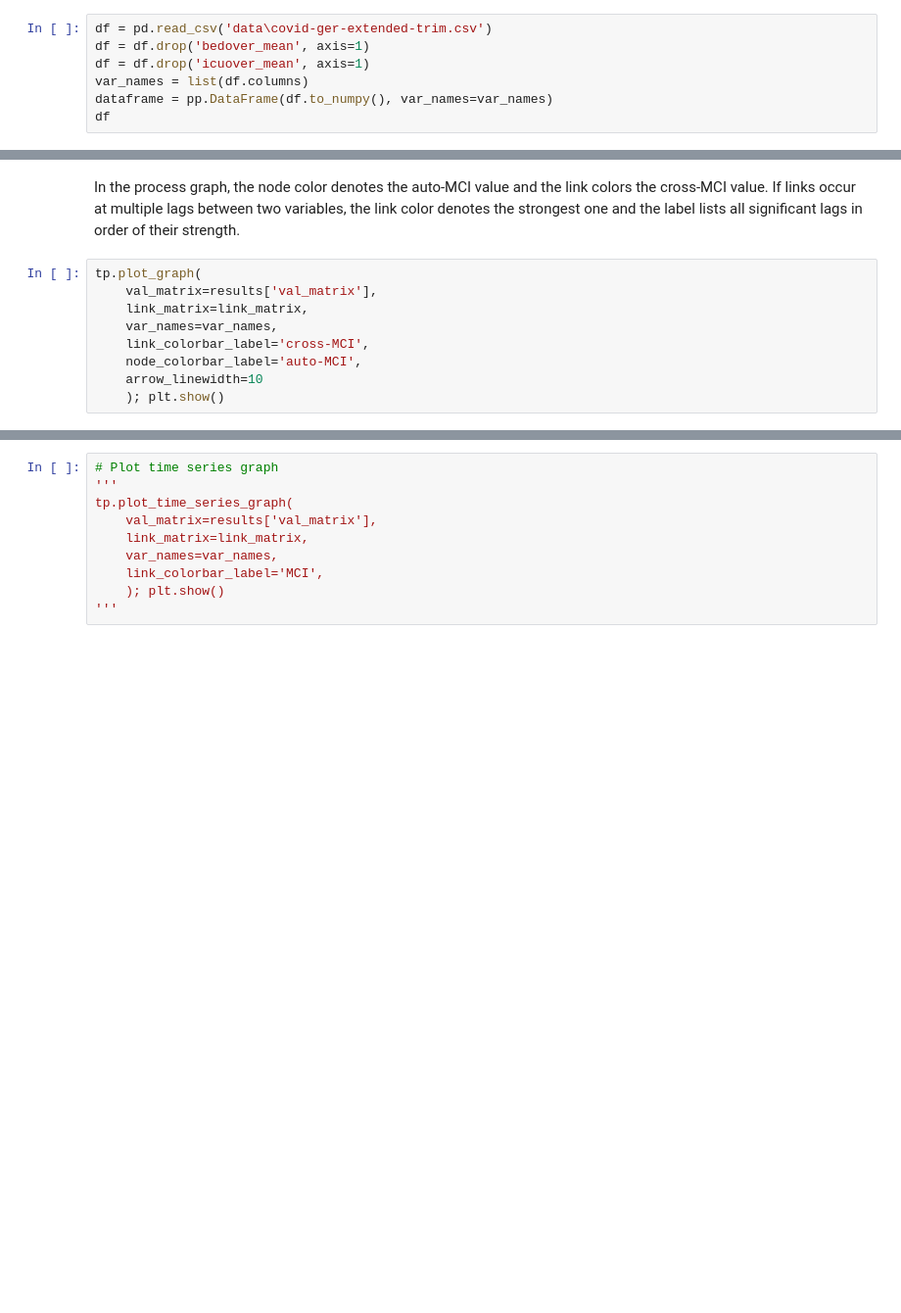
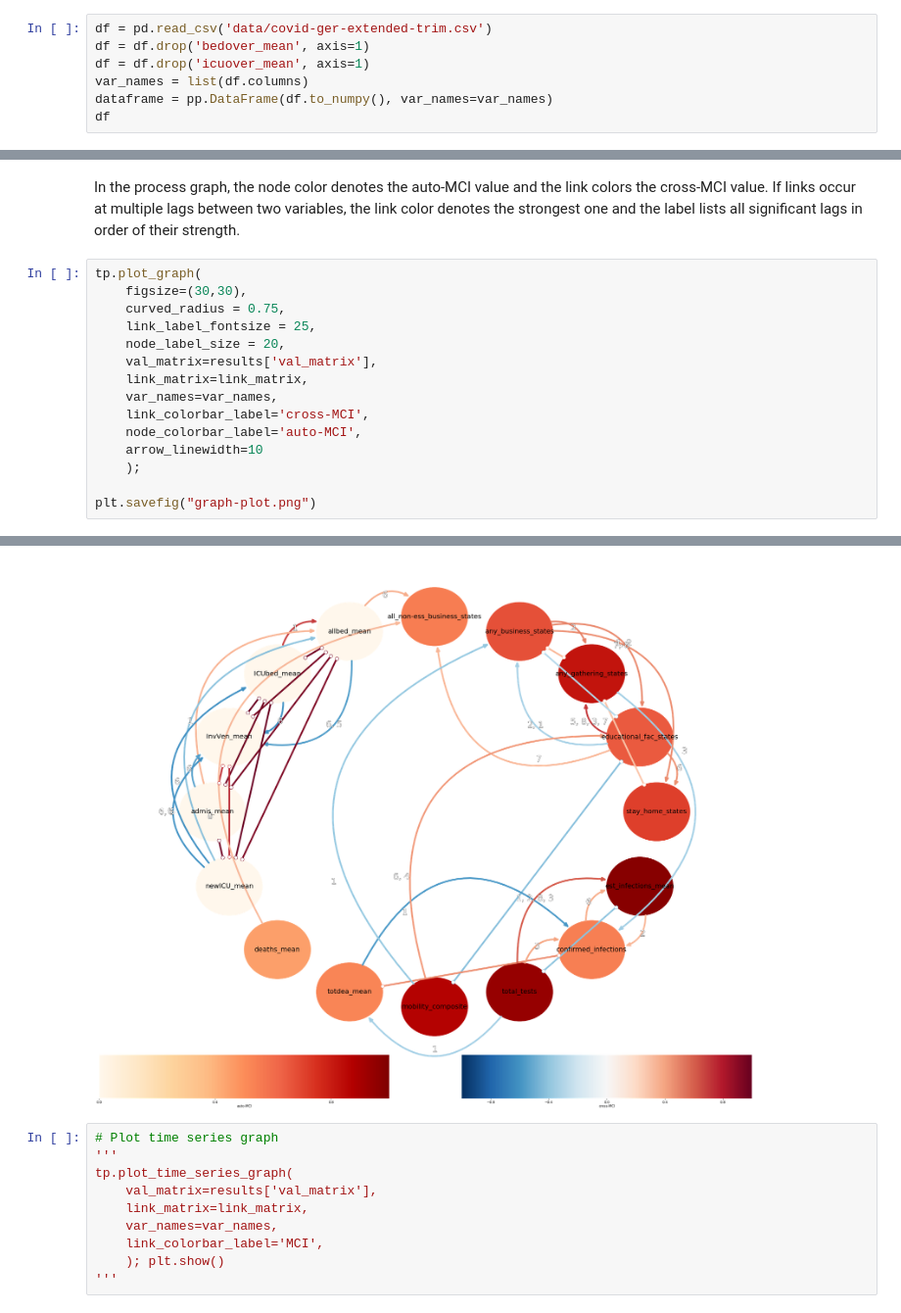
Before and after one commit to Gerdome/psda-group-4-assignment-4, a Jupyter notebook: covid-pcmci/run_pcmci.ipynb, the cells around one changed output, grey strips where cells are left out. Shown: that part at 98% size. Cells and saved outputs as stored; diff of their text form; blank space fills up the shorter version.

Commit message:
Improve graph plotting

```diff
--- a/covid-pcmci/run_pcmci.ipynb
+++ b/covid-pcmci/run_pcmci.ipynb
@@ -14,7 +14,7 @@ from tigramite import plotting as tp
 from tigramite.pcmci import PCMCI
 from tigramite.independence_tests import ParCorr #, GPDC, CMIknn, CMIsymb
 # %%
-df = pd.read_csv('data\covid-ger-extended-trim.csv')
+df = pd.read_csv('data/covid-ger-extended-trim.csv')
 df = df.drop('bedover_mean', axis=1)
 df = df.drop('icuover_mean', axis=1)
 var_names = list(df.columns)
@@ -153,11 +153,17 @@ link_matrix = pcmci.return_significant_links(pq_matrix=q_matrix,
 In the process graph, the node color denotes the auto-MCI value and the link colors the cross-MCI value. If links occur at multiple lags between two variables, the link color denotes the strongest one and the label lists all significant lags in order of their strength.
 # %%
 tp.plot_graph(
+    figsize=(30,30),
+    curved_radius = 0.75,
+    link_label_fontsize = 25,
+    node_label_size = 20,
     val_matrix=results['val_matrix'],
     link_matrix=link_matrix,
     var_names=var_names,
     link_colorbar_label='cross-MCI',
     node_colorbar_label='auto-MCI',
     arrow_linewidth=10
-    ); plt.show()
+    );
+
+plt.savefig("graph-plot.png")
 # %% [output]
@@ -166,3 +170,4 @@ tp.plot_graph(
+[figure, added]
 # %%
 # Plot time series graph
 '''
```
Also changed, not shown: parts of 3 cells of this notebook.
